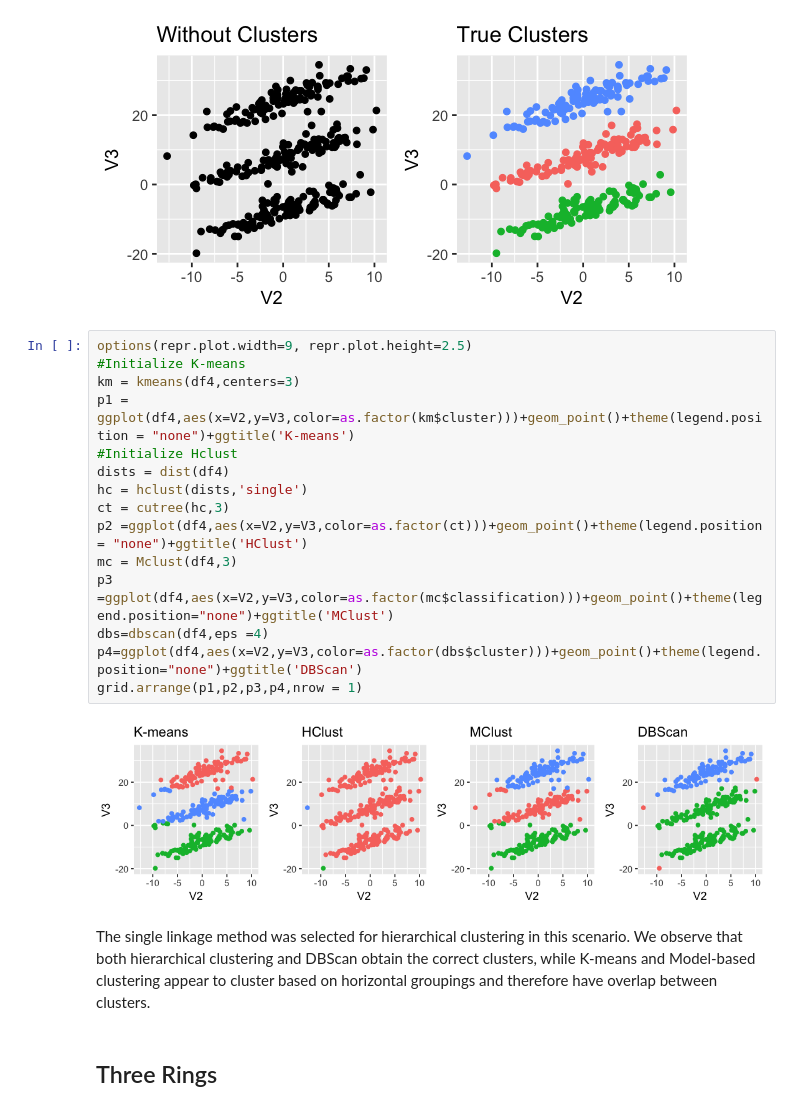
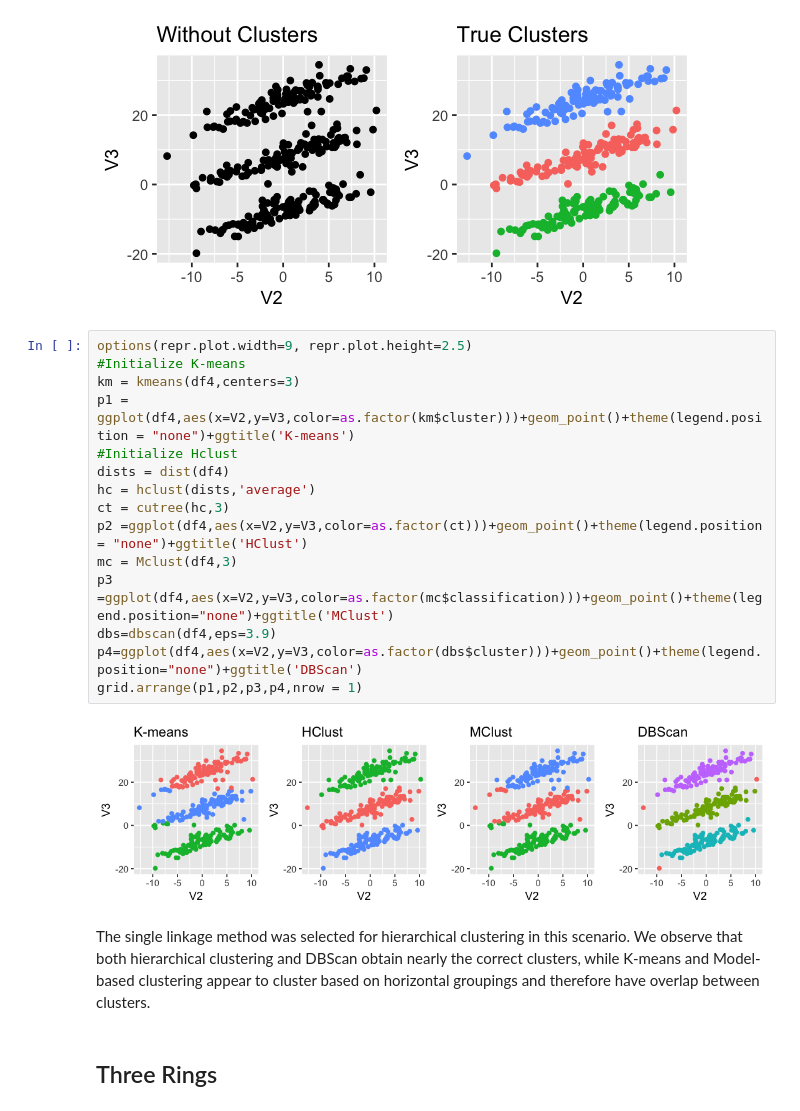
Before and after one commit to EdJWang/EdJWang.github.io, a Jupyter notebook: Projects/Cluster_Comparison.ipynb, the cells around one changed output. Cells and saved outputs as stored; diff of their text form.

```diff
--- a/Projects/Cluster_Comparison.ipynb
+++ b/Projects/Cluster_Comparison.ipynb
@@ -139,22 +139,22 @@ grid.arrange(p1,p2,nrow = 1)
 # %%
 options(repr.plot.width=9, repr.plot.height=2.5)
 #Initialize K-means
 km = kmeans(df4,centers=3)
 p1 = ggplot(df4,aes(x=V2,y=V3,color=as.factor(km$cluster)))+geom_point()+theme(legend.position = "none")+ggtitle('K-means')
 #Initialize Hclust
 dists = dist(df4)
-hc = hclust(dists,'single')
+hc = hclust(dists,'average')
 ct = cutree(hc,3)
 p2 =ggplot(df4,aes(x=V2,y=V3,color=as.factor(ct)))+geom_point()+theme(legend.position = "none")+ggtitle('HClust')
 mc = Mclust(df4,3)
 p3 =ggplot(df4,aes(x=V2,y=V3,color=as.factor(mc$classification)))+geom_point()+theme(legend.position="none")+ggtitle('MClust')
-dbs=dbscan(df4,eps =4)
+dbs=dbscan(df4,eps=3.9)
 p4=ggplot(df4,aes(x=V2,y=V3,color=as.factor(dbs$cluster)))+geom_point()+theme(legend.position="none")+ggtitle('DBScan')
 grid.arrange(p1,p2,p3,p4,nrow = 1)
 # %% [output]
-[figure, old version]
+[figure, new version]
 # %% [markdown]
-The single linkage method was selected for hierarchical clustering in this scenario. We observe that both hierarchical clustering and DBScan obtain the correct clusters, while K-means and Model-based clustering appear to cluster based on horizontal groupings and therefore have overlap between clusters.
+The single linkage method was selected for hierarchical clustering in this scenario. We observe that both hierarchical clustering and DBScan obtain nearly the correct clusters, while K-means and Model-based clustering appear to cluster based on horizontal groupings and therefore have overlap between clusters.
 # %% [markdown]
 <a id='3_rings'></a>
 ## Three Rings
```
